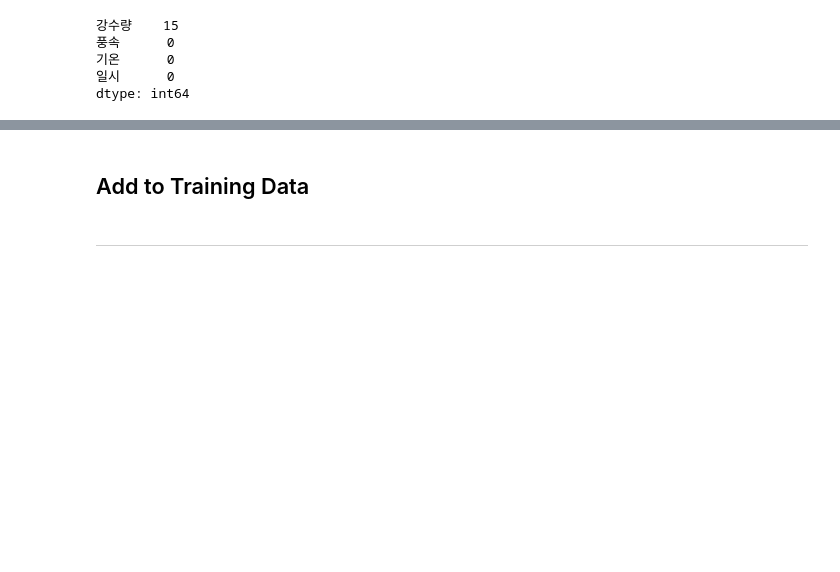
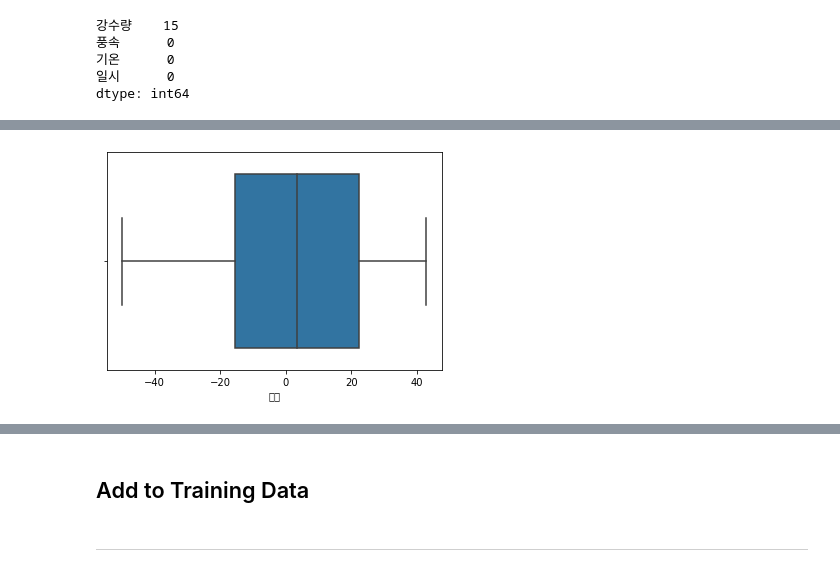
Before and after one commit to Yeony54/Project_Seafood_Import_Price_Prediction, a Jupyter notebook: Final_Preprocessing.ipynb, the cells around one changed output, grey strips where cells are left out. Cells and saved outputs as stored; diff of their text form; code cells hidden in the pictures; blank space fills up the shorter version.

```diff
--- a/Final_Preprocessing.ipynb
+++ b/Final_Preprocessing.ipynb
@@ -428,0 +645,8 @@ dtype: int64
+# %%
+sns.boxplot(data['기온'].unique())
+plt.xlabel('기온')
+plt.show()
+
+# 이상치 없음.
+# %% [output]
+[figure, added]
```
Also changed, not shown: parts of 29 cells of this notebook.
